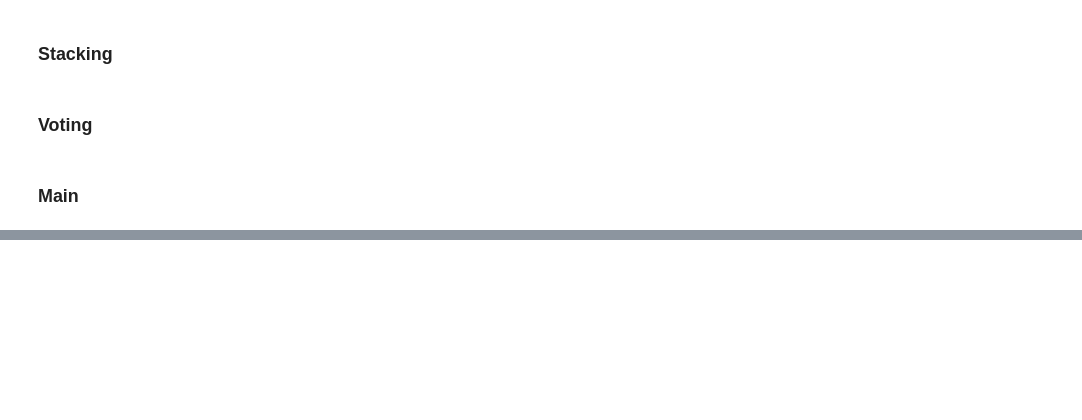
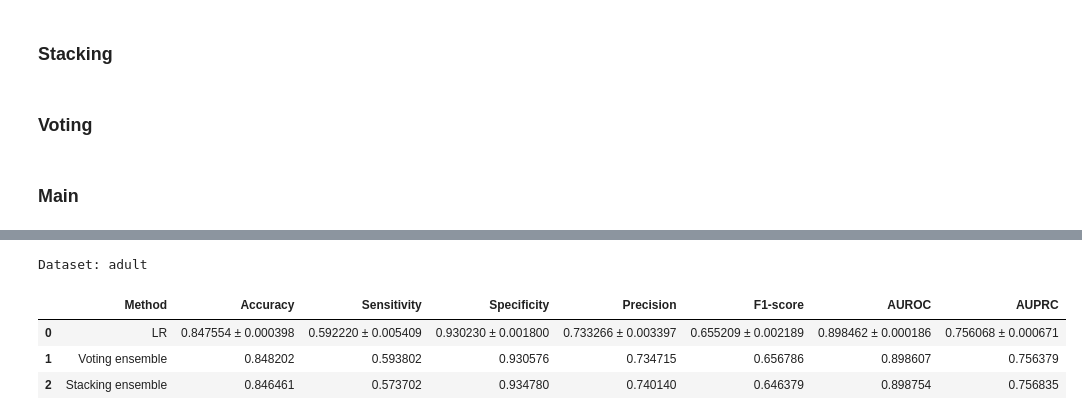
Before and after one commit to NafiuRahman77/CSE-472, a Jupyter notebook: Offline-2/1905077.ipynb, the cells around one changed output, grey strips where cells are left out. Drawn from its saved outputs; the diff is of its cells as text; code cells hidden in the pictures; blank space fills up the shorter version.

```diff
--- a/Offline-2/1905077.ipynb
+++ b/Offline-2/1905077.ipynb
@@ -663,0 +499,9 @@ AUPRC: 0.71519081
+# %%
+adult_metrics_df,metrics_adult , labels_adult = test('adult')
+adult_metrics_df
+# %% [output]
+Dataset: adult
+|  | Method | Accuracy | Sensitivity | Specificity | Precision | F1-score | AUROC | AUPRC |
+| 0 | LR | 0.847554 ± 0.000398 | 0.592220 ± 0.005409 | 0.930230 ± 0.001800 | 0.733266 ± 0.003397 | 0.655209 ± 0.002189 | 0.898462 ± 0.000186 | 0.756068 ± 0.000671 |
+| 1 | Voting ensemble | 0.848202 | 0.593802 | 0.930576 | 0.734715 | 0.656786 | 0.898607 | 0.756379 |
+| 2 | Stacking ensemble | 0.846461 | 0.573702 | 0.934780 | 0.740140 | 0.646379 | 0.898754 | 0.756835 |
```
Also changed, not shown: parts of 17 cells of this notebook, 1 other file.
